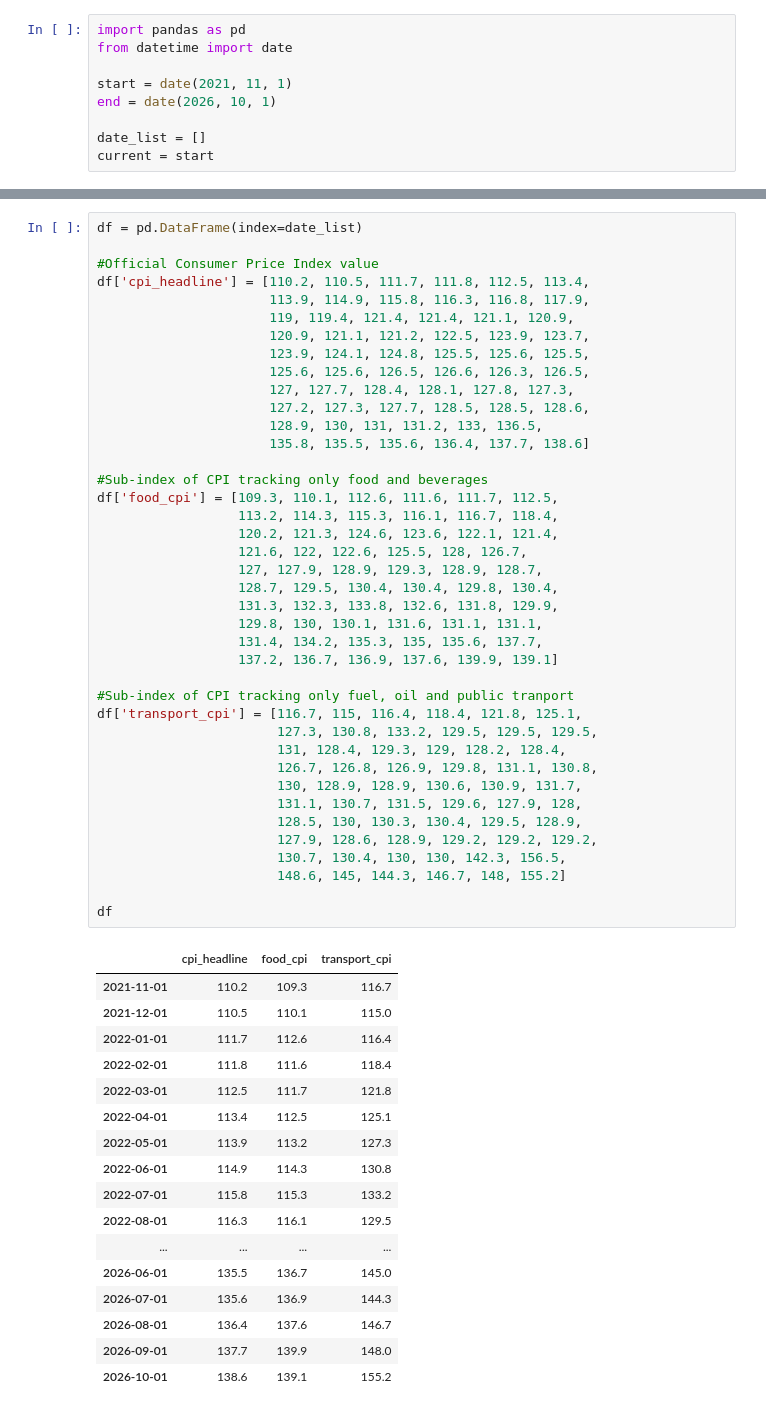
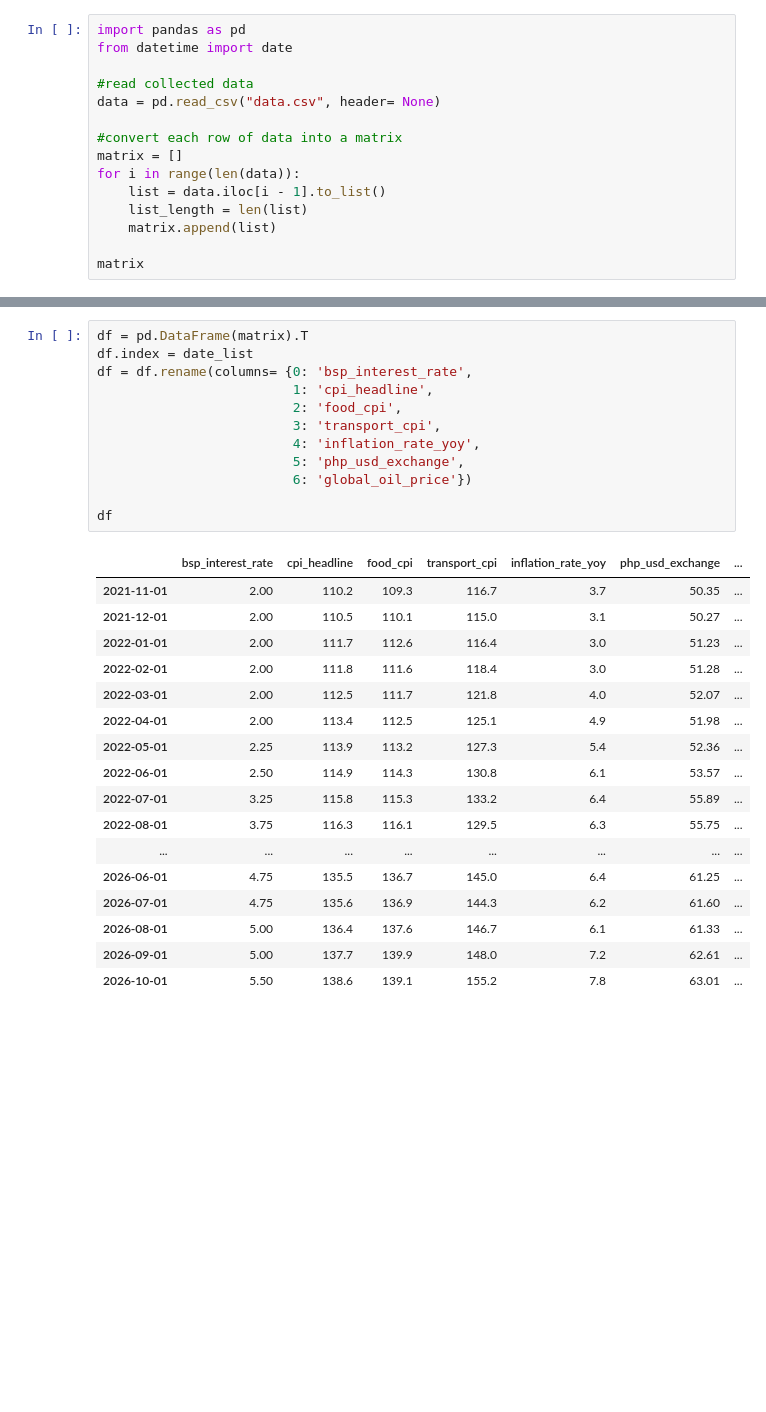
Before and after one commit to jcoodonuts/machine-learning, a Jupyter notebook: forecast/forecast.ipynb, the cells around one changed output, grey strips where cells are left out. Saved outputs shown, nothing was run; the diff lists cells and outputs as text; blank space fills up the shorter version.

```diff
--- a/forecast/forecast.ipynb
+++ b/forecast/forecast.ipynb
@@ -2,8 +2,14 @@
 import pandas as pd
 from datetime import date
 
-start = date(2021, 11, 1)
-end = date(2026, 10, 1)
+#read collected data
+data = pd.read_csv("data.csv", header= None)
 
-date_list = []
-current = start
+#convert each row of data into a matrix
+matrix = []
+for i in range(len(data)):
+    list = data.iloc[i - 1].to_list()
+    list_length = len(list)
+    matrix.append(list)
+
+matrix
@@ -36,60 +66,32 @@ date_list
  datetime.date(2026, 9, 1),
  datetime.date(2026, 10, 1)]
 # %%
-df = pd.DataFrame(index=date_list)
-
-#Official Consumer Price Index value
-df['cpi_headline'] = [110.2, 110.5,	111.7, 111.8, 112.5, 113.4,
-                      113.9, 114.9,	115.8, 116.3, 116.8, 117.9,
-                      119, 119.4, 121.4, 121.4, 121.1, 120.9,
-                      120.9, 121.1,	121.2, 122.5, 123.9, 123.7,
-                      123.9, 124.1, 124.8, 125.5, 125.6, 125.5,
-                      125.6, 125.6,	126.5, 126.6, 126.3, 126.5,
-                      127, 127.7, 128.4, 128.1,	127.8, 127.3,
-                      127.2, 127.3, 127.7, 128.5, 128.5, 128.6,
-                      128.9, 130, 131, 131.2, 133, 136.5,
-                      135.8, 135.5, 135.6, 136.4, 137.7, 138.6]
-
-#Sub-index of CPI tracking only food and beverages
-df['food_cpi'] = [109.3, 110.1, 112.6, 111.6, 111.7, 112.5,
-                  113.2, 114.3,	115.3, 116.1, 116.7, 118.4,
-                  120.2, 121.3,	124.6, 123.6, 122.1, 121.4,
-                  121.6, 122, 122.6, 125.5, 128, 126.7,
-                  127, 127.9, 128.9, 129.3, 128.9, 128.7,
-                  128.7, 129.5,	130.4, 130.4, 129.8, 130.4,
-                  131.3, 132.3, 133.8, 132.6, 131.8, 129.9,
-                  129.8, 130, 130.1, 131.6, 131.1, 131.1,
-                  131.4, 134.2, 135.3, 135, 135.6, 137.7,
-                  137.2, 136.7, 136.9, 137.6, 139.9, 139.1]
-
-#Sub-index of CPI tracking only fuel, oil and public tranport
-df['transport_cpi'] = [116.7, 115, 116.4, 118.4, 121.8, 125.1,
-                       127.3, 130.8, 133.2, 129.5, 129.5, 129.5,
-                       131,	128.4, 129.3, 129, 128.2, 128.4,
-                       126.7, 126.8, 126.9, 129.8, 131.1, 130.8,
-                       130, 128.9, 128.9, 130.6, 130.9, 131.7,
-                       131.1, 130.7, 131.5, 129.6, 127.9, 128,
-                       128.5, 130, 130.3, 130.4, 129.5,	128.9,
-                       127.9, 128.6, 128.9,	129.2, 129.2, 129.2,
-                       130.7, 130.4, 130, 130, 142.3, 156.5,
-                       148.6, 145, 144.3, 146.7, 148, 155.2]
+df = pd.DataFrame(matrix).T
+df.index = date_list
+df = df.rename(columns= {0: 'bsp_interest_rate',
+                         1: 'cpi_headline',
+                         2: 'food_cpi',
+                         3: 'transport_cpi',
+                         4: 'inflation_rate_yoy',
+                         5: 'php_usd_exchange',
+                         6: 'global_oil_price'})
 
 df
 # %% [output]
-|  | cpi_headline | food_cpi | transport_cpi |
-| 2021-11-01 | 110.2 | 109.3 | 116.7 |
-| 2021-12-01 | 110.5 | 110.1 | 115.0 |
-| 2022-01-01 | 111.7 | 112.6 | 116.4 |
-| 2022-02-01 | 111.8 | 111.6 | 118.4 |
-| 2022-03-01 | 112.5 | 111.7 | 121.8 |
-| 2022-04-01 | 113.4 | 112.5 | 125.1 |
-| 2022-05-01 | 113.9 | 113.2 | 127.3 |
-| 2022-06-01 | 114.9 | 114.3 | 130.8 |
-| 2022-07-01 | 115.8 | 115.3 | 133.2 |
-| 2022-08-01 | 116.3 | 116.1 | 129.5 |
-| ... | ... | ... | ... |
-| 2026-06-01 | 135.5 | 136.7 | 145.0 |
-| 2026-07-01 | 135.6 | 136.9 | 144.3 |
-| 2026-08-01 | 136.4 | 137.6 | 146.7 |
-| 2026-09-01 | 137.7 | 139.9 | 148.0 |
-| 2026-10-01 | 138.6 | 139.1 | 155.2 |
+|  | bsp_interest_rate | cpi_headline | food_cpi | transport_cpi | inflation_rate_yoy | php_usd_exchange | ... |
+| 2021-11-01 | 2.00 | 110.2 | 109.3 | 116.7 | 3.7 | 50.35 | ... |
+| 2021-12-01 | 2.00 | 110.5 | 110.1 | 115.0 | 3.1 | 50.27 | ... |
+| 2022-01-01 | 2.00 | 111.7 | 112.6 | 116.4 | 3.0 | 51.23 | ... |
+| 2022-02-01 | 2.00 | 111.8 | 111.6 | 118.4 | 3.0 | 51.28 | ... |
+| 2022-03-01 | 2.00 | 112.5 | 111.7 | 121.8 | 4.0 | 52.07 | ... |
+| 2022-04-01 | 2.00 | 113.4 | 112.5 | 125.1 | 4.9 | 51.98 | ... |
+| 2022-05-01 | 2.25 | 113.9 | 113.2 | 127.3 | 5.4 | 52.36 | ... |
+| 2022-06-01 | 2.50 | 114.9 | 114.3 | 130.8 | 6.1 | 53.57 | ... |
+| 2022-07-01 | 3.25 | 115.8 | 115.3 | 133.2 | 6.4 | 55.89 | ... |
+| 2022-08-01 | 3.75 | 116.3 | 116.1 | 129.5 | 6.3 | 55.75 | ... |
+| ... | ... | ... | ... | ... | ... | ... | ... |
+| 2026-06-01 | 4.75 | 135.5 | 136.7 | 145.0 | 6.4 | 61.25 | ... |
+| 2026-07-01 | 4.75 | 135.6 | 136.9 | 144.3 | 6.2 | 61.60 | ... |
+| 2026-08-01 | 5.00 | 136.4 | 137.6 | 146.7 | 6.1 | 61.33 | ... |
+| 2026-09-01 | 5.00 | 137.7 | 139.9 | 148.0 | 7.2 | 62.61 | ... |
+| 2026-10-01 | 5.50 | 138.6 | 139.1 | 155.2 | 7.8 | 63.01 | ... |
```
Also changed, not shown: parts of 3 cells of this notebook.
